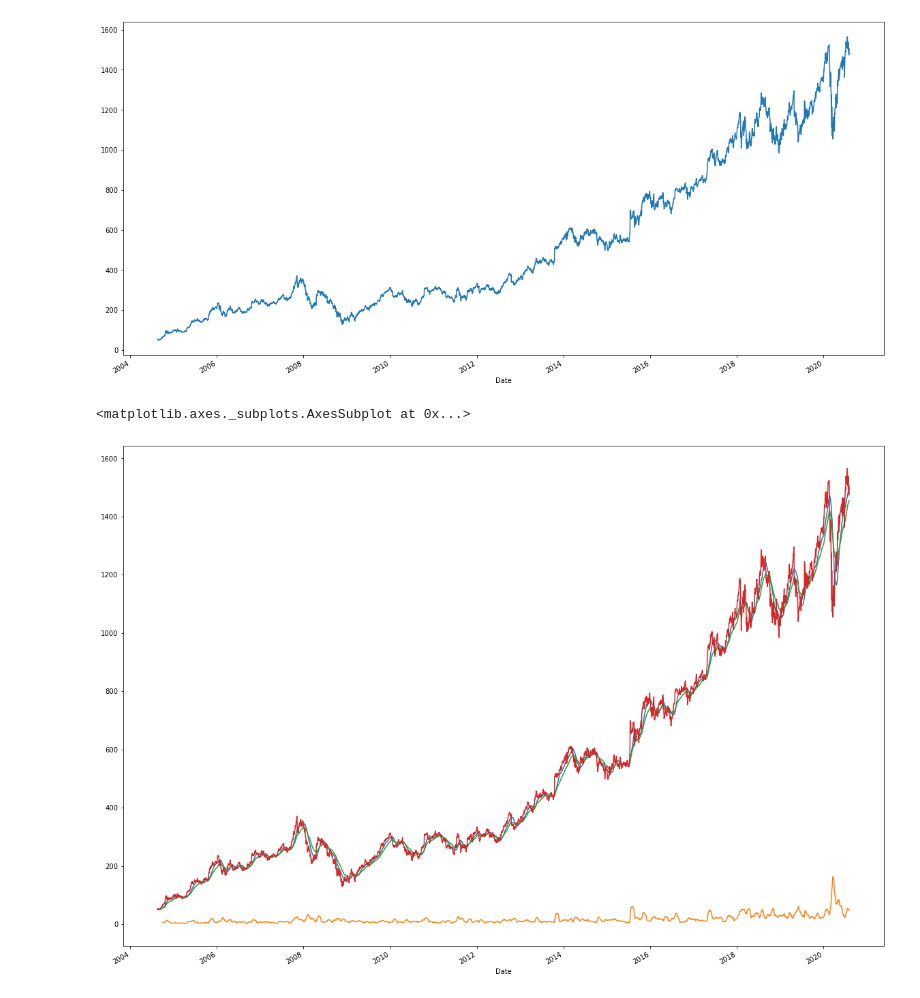
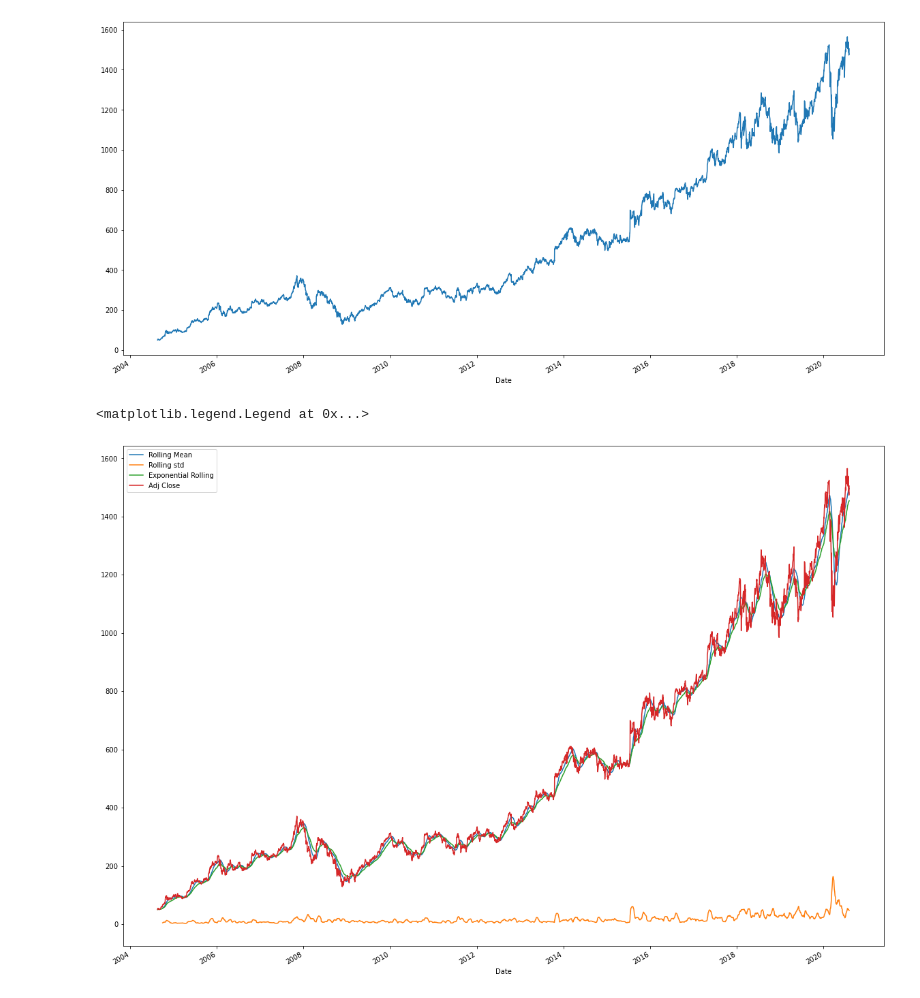
Before and after one commit to jcodedata13/Springboard, a Jupyter notebook: Capstone Two Project - Stock Prediction Time Series.ipynb, the cells around one changed output. Saved outputs shown, nothing was run; the diff lists cells and outputs as text; code cells hidden in the pictures.

```diff
--- a/Capstone Two Project - Stock Prediction Time Series.ipynb
+++ b/Capstone Two Project - Stock Prediction Time Series.ipynb
@@ -40,3 +38,6 @@ df = googl_data[['Adj Close','Volume']]
+# %%
+#renaming
+df = googl_data
 # %%
 #Plot of data
 fig = plt.figure(figsize=(20,10))
@@ -48,13 +49,14 @@ df['Adj Close'].plot(ax=ax)
 # %%
 #Rolling data,std,mean and exponential rolling mean of data over a 30day period
 fig = plt.figure(figsize=(20,15))
 ax = fig.add_subplot(111)
-df['Adj Close'].rolling(30).mean().plot(ax=ax)
-df['Adj Close'].rolling(30).std().plot(ax=ax)
-df['Adj Close'].ewm(30,adjust=False).mean().plot(ax=ax)
-df['Adj Close'].plot(ax=ax)
+df['Adj Close'].rolling(30).mean().plot(ax=ax,label='Rolling Mean')
+df['Adj Close'].rolling(30).std().plot(ax=ax,label='Rolling std')
+df['Adj Close'].ewm(30,adjust=False).mean().plot(ax=ax,label='Exponential Rolling')
+df['Adj Close'].plot(ax=ax,label='Adj Close')
+plt.legend()
 # %% [output]
-<matplotlib.axes._subplots.AxesSubplot at 0x...>
+<matplotlib.legend.Legend at 0x...>
-[figure, old version]
+[figure, new version]
 # %%
 #Creating functions of indicators to add to data frame to check which ones are best for predicting future stock price
```
Also changed, not shown: parts of 31 cells of this notebook.
